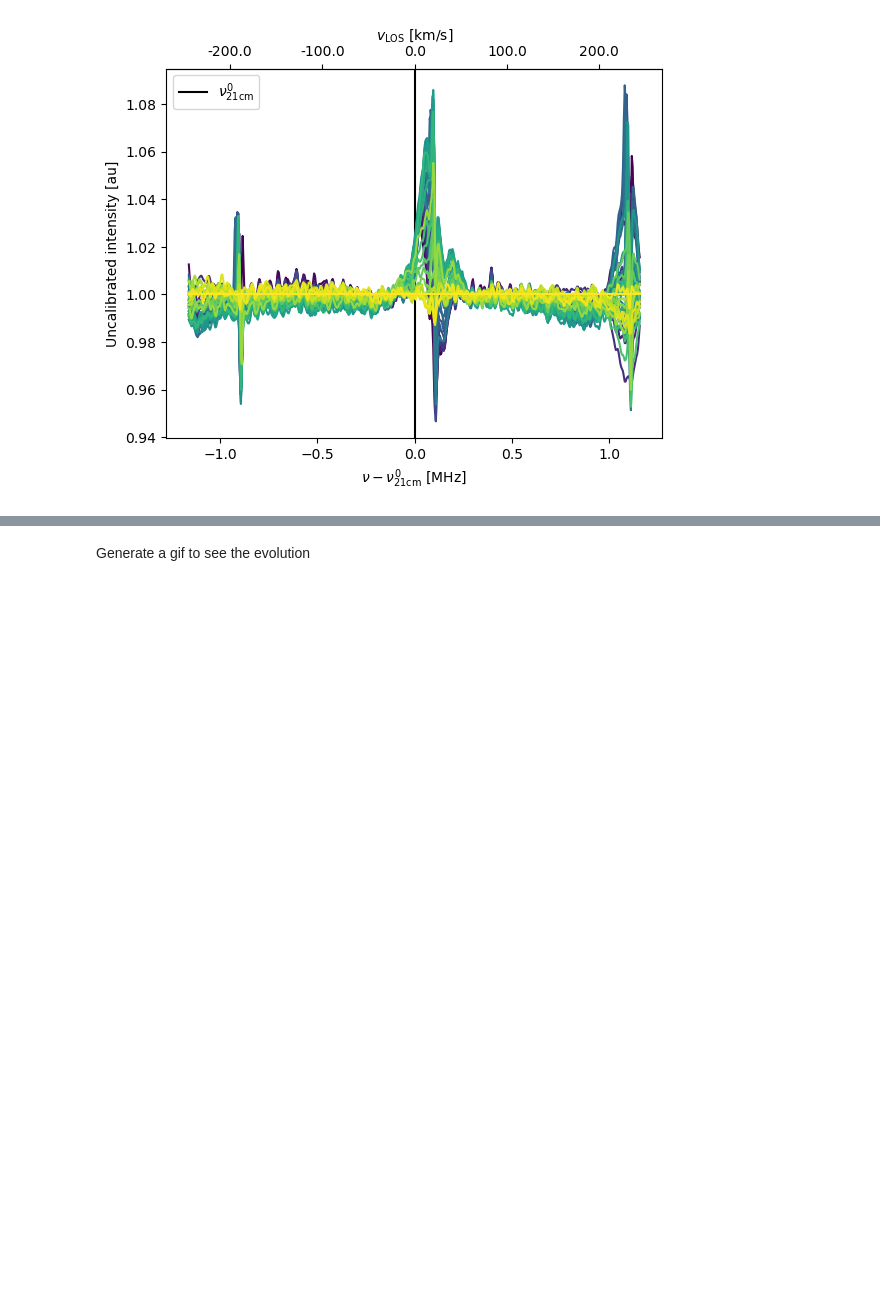
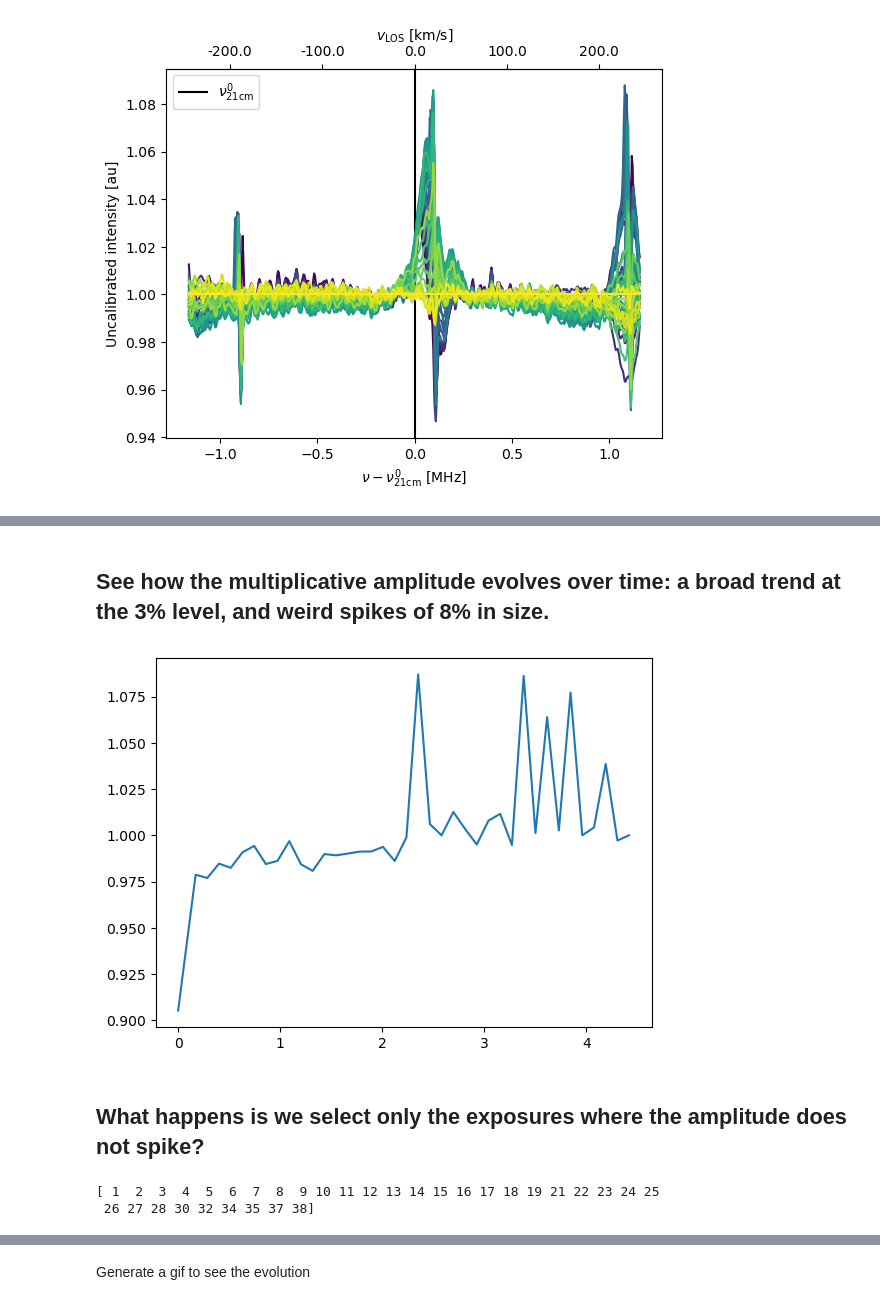
Before and after one commit to EmmanuelSchaan/DIY21cm, a Jupyter notebook: mw_detection_transiting_20250525.ipynb, the cells around one changed output, grey strips where cells are left out. Drawn from its saved outputs; the diff is of its cells as text; code cells hidden in the pictures; blank space fills up the shorter version.

```diff
--- a/mw_detection_transiting_20250525.ipynb
+++ b/mw_detection_transiting_20250525.ipynb
@@ -168,7 +215,7 @@ Dividing all the on spectra by one of them (e.g., the first or last), it is stri
 # %%
-POnOverLast = POn / POn[-1, :]
+POnOverRef = POn / POn[iRefExp, :]
 
-fig, ax, ax2 = d21.plot(FOn, POnOverLast)
+fig, ax, ax2 = d21.plot(FOn, POnOverRef)
 # %% [output]
 [figure]
 # %% [markdown]
@@ -186,0 +251,24 @@ fig, ax, ax2 = d21.plot(FOn, POnOverLastRescaled)
+# %% [markdown]
+## See how the multiplicative amplitude evolves over time: a broad trend at the 3% level, and weird spikes of 8% in size.
+# %%
+AmpOverRef = np.sum(POnOverRef, axis=-1) / np.sum(POnOverRef[iRefExp,:])
+# %%
+fig=plt.figure(0)
+ax=fig.add_subplot(111)
+#
+ax.plot(expOnHours, AmpOverRef)
+
+#
+plt.show()
+# %% [output]
+[figure, added]
+# %% [markdown]
+## What happens is we select only the exposures where the amplitude does not spike?
+# %%
+thresholdMax = 1.025
+thresholdMin = 0.95
+indices = np.where((AmpOverRef < thresholdMax) * (AmpOverRef > thresholdMin))[0]
+print(indices)
+# %% [output]
+[ 1  2  3  4  5  6  7  8  9 10 11 12 13 14 15 16 17 18 19 21 22 23 24 25
+ 26 27 28 30 32 34 35 37 38]
```
Also changed, not shown: parts of 43 cells of this notebook.
